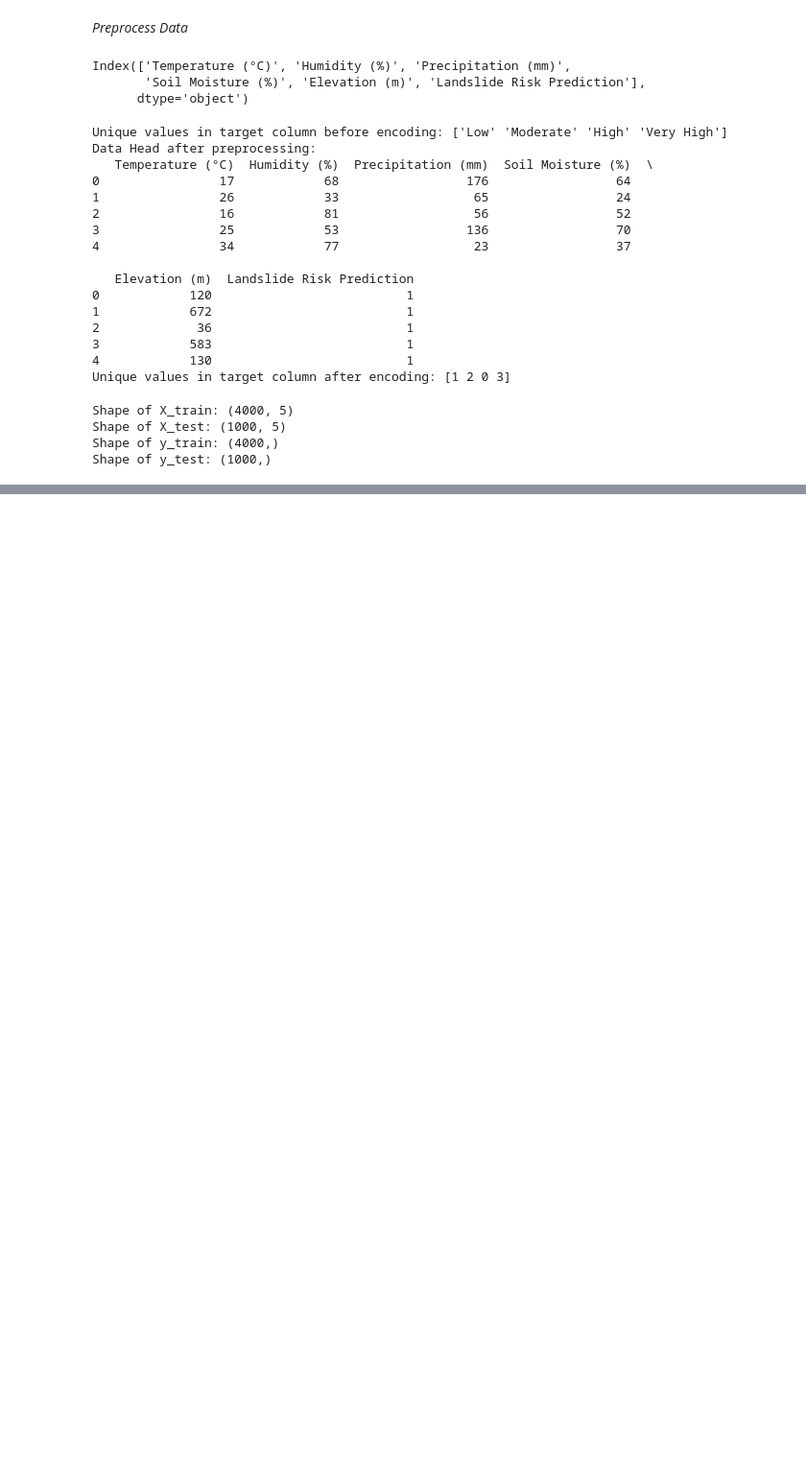
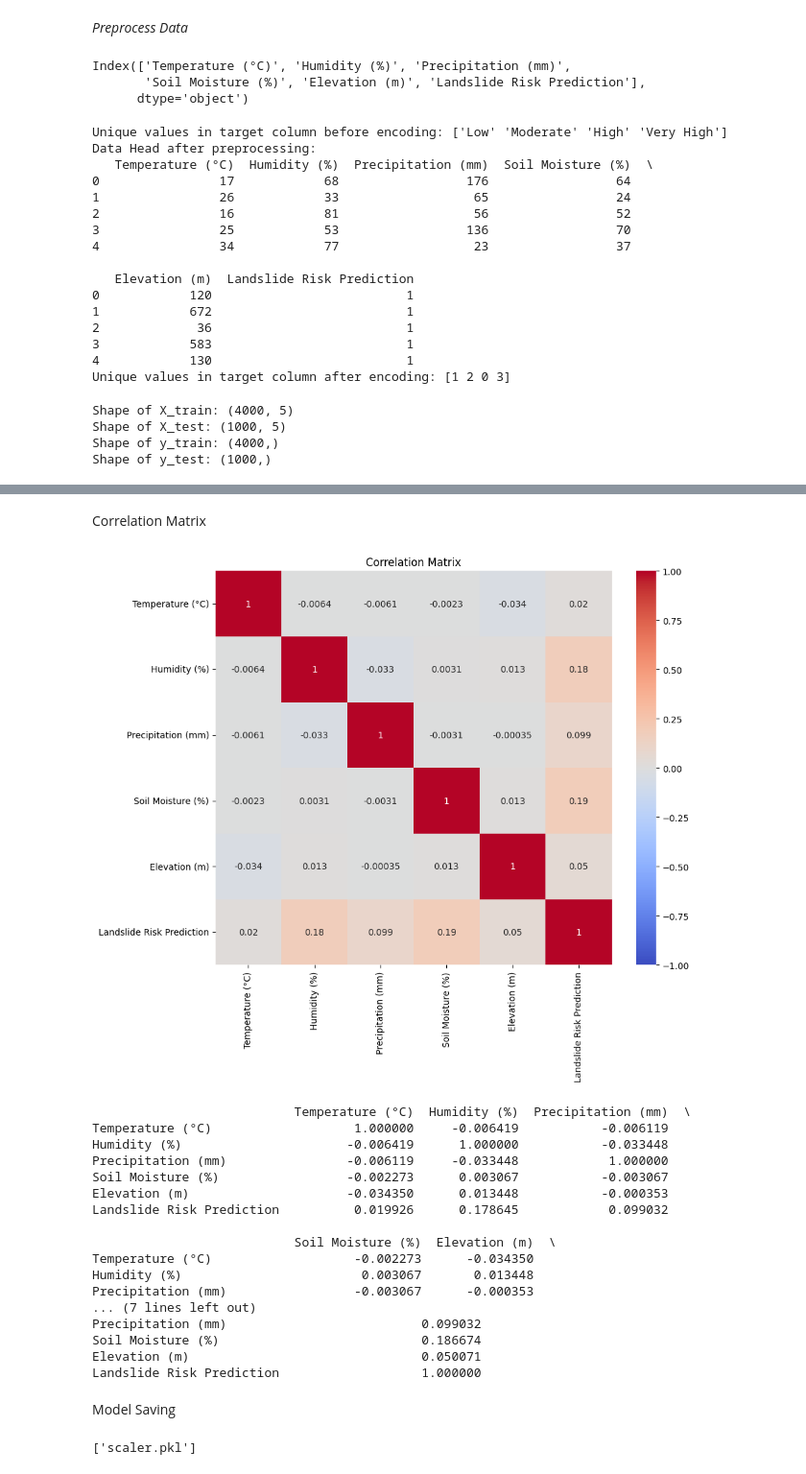
Before and after one commit to knssiriakshaya/Landslide_Risk_Prediction, a Jupyter notebook: Landslide_Risk_Prediction.ipynb, the cells around one changed output, grey strips where cells are left out. Shown at 96% size. Saved outputs shown, nothing was run; the diff lists cells and outputs as text; code cells hidden in the pictures; blank space fills up the shorter version.

```diff
--- a/Landslide_Risk_Prediction.ipynb
+++ b/Landslide_Risk_Prediction.ipynb
@@ -228,0 +333,36 @@ X_test_scaled = scaler.transform(X_test)
+# %% [markdown]
+Correlation Matrix
+# %%
+df_corr=df.copy()
+corr_matrix=df_corr.corr()
+plt.figure(figsize=(10,8))
+sns.heatmap(corr_matrix,annot=True,cmap='coolwarm',vmin=-1,vmax=1,center=0)
+plt.title('Correlation Matrix')
+plt.show()
+print(corr_matrix)
+# %% [output]
+[figure, added]
+                           Temperature (°C)  Humidity (%)  Precipitation (mm)  \
+Temperature (°C)                   1.000000     -0.006419           -0.006119
+Humidity (%)                      -0.006419      1.000000           -0.033448
+Precipitation (mm)                -0.006119     -0.033448            1.000000
+Soil Moisture (%)                 -0.002273      0.003067           -0.003067
+Elevation (m)                     -0.034350      0.013448           -0.000353
+Landslide Risk Prediction          0.019926      0.178645            0.099032
+
+                           Soil Moisture (%)  Elevation (m)  \
+Temperature (°C)                   -0.002273      -0.034350
+Humidity (%)                        0.003067       0.013448
+Precipitation (mm)                 -0.003067      -0.000353
+... (7 lines left out)
+Precipitation (mm)                          0.099032
+Soil Moisture (%)                           0.186674
+Elevation (m)                               0.050071
+Landslide Risk Prediction                   1.000000
+# %% [markdown]
+Model Saving
+# %%
+joblib.dump(xgb, 'xgb_model.pkl')
+joblib.dump(scaler, 'scaler.pkl')
+# %% [output]
+['scaler.pkl']
```
Also changed, not shown: parts of 7 cells of this notebook.
